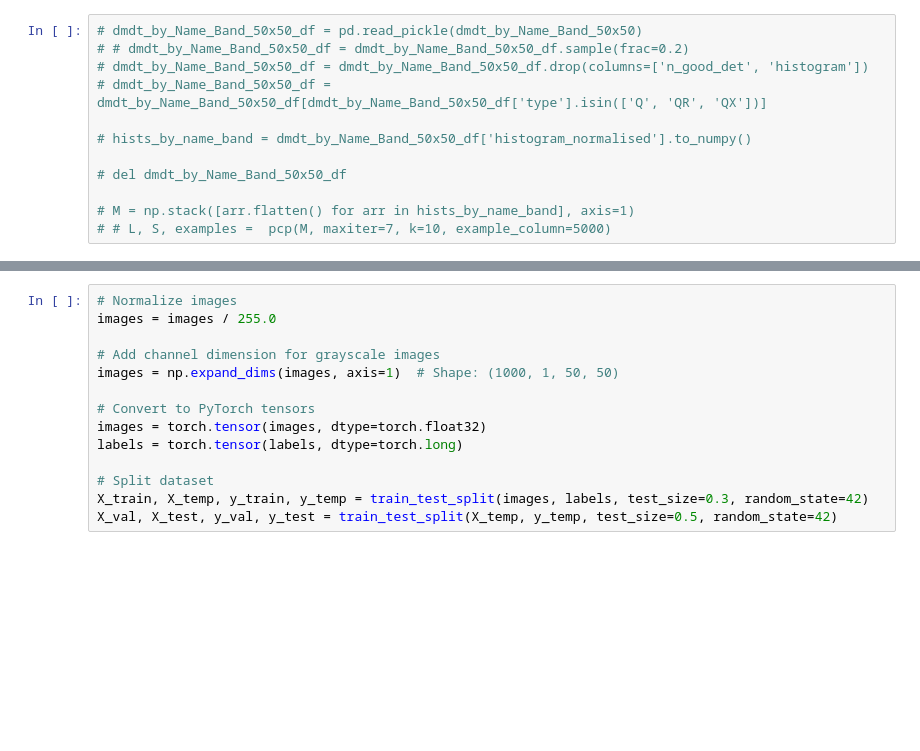
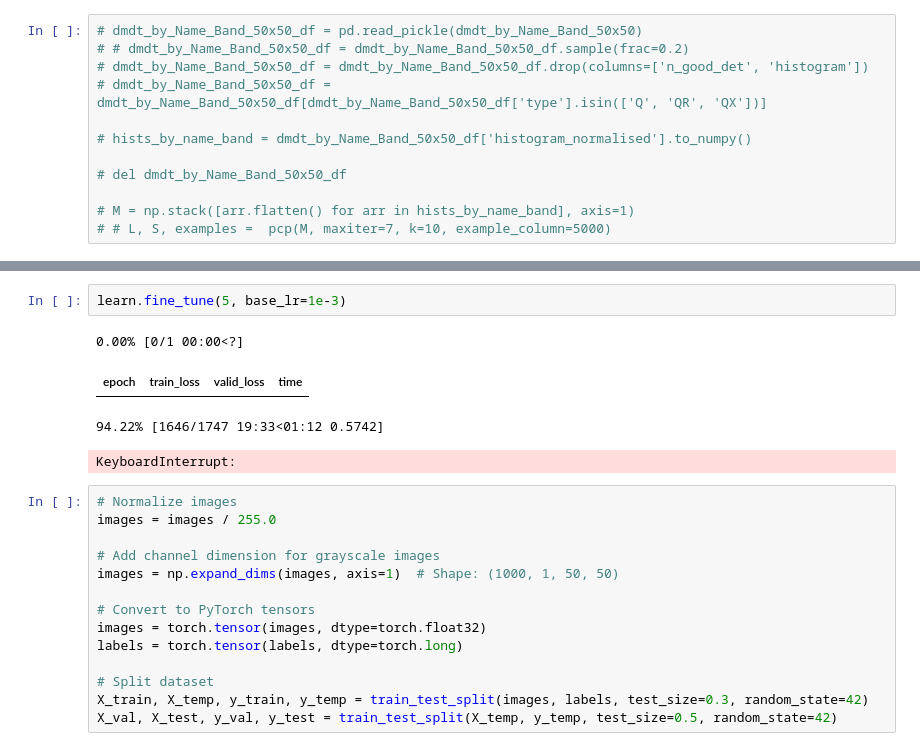
Before and after one commit to sjshamsi/Thesis, a Jupyter notebook: dmdt_Analysis/dmdt_RPCA_application.ipynb, the cells around one changed output, grey strips where cells are left out. Drawn from its saved outputs; the diff is of its cells as text; blank space fills up the shorter version.

```diff
--- a/dmdt_Analysis/dmdt_RPCA_application.ipynb
+++ b/dmdt_Analysis/dmdt_RPCA_application.ipynb
@@ -214,3 +358,10 @@ plt.imshow(S[:, 77].reshape(50, 50))
+# %%
+learn.fine_tune(5, base_lr=1e-3)
+# %% [output]
+0.00% [0/1 00:00<?]
+| epoch | train_loss | valid_loss | time |
+94.22% [1646/1747 19:33<01:12 0.5742]
+KeyboardInterrupt:
 # %%
 # Normalize images
 images = images / 255.0
```
Also changed, not shown: parts of 29 cells of this notebook, 8 other files.
